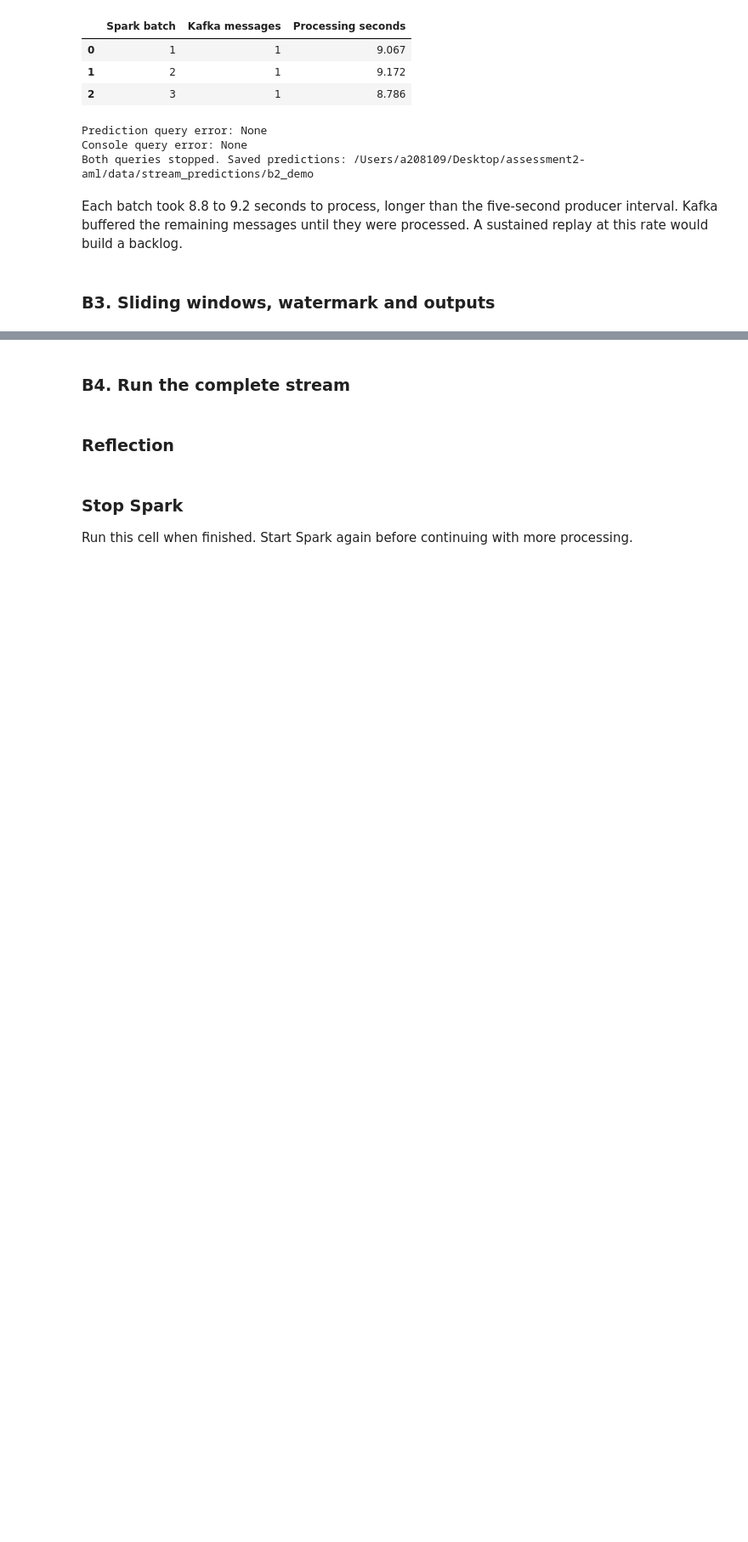
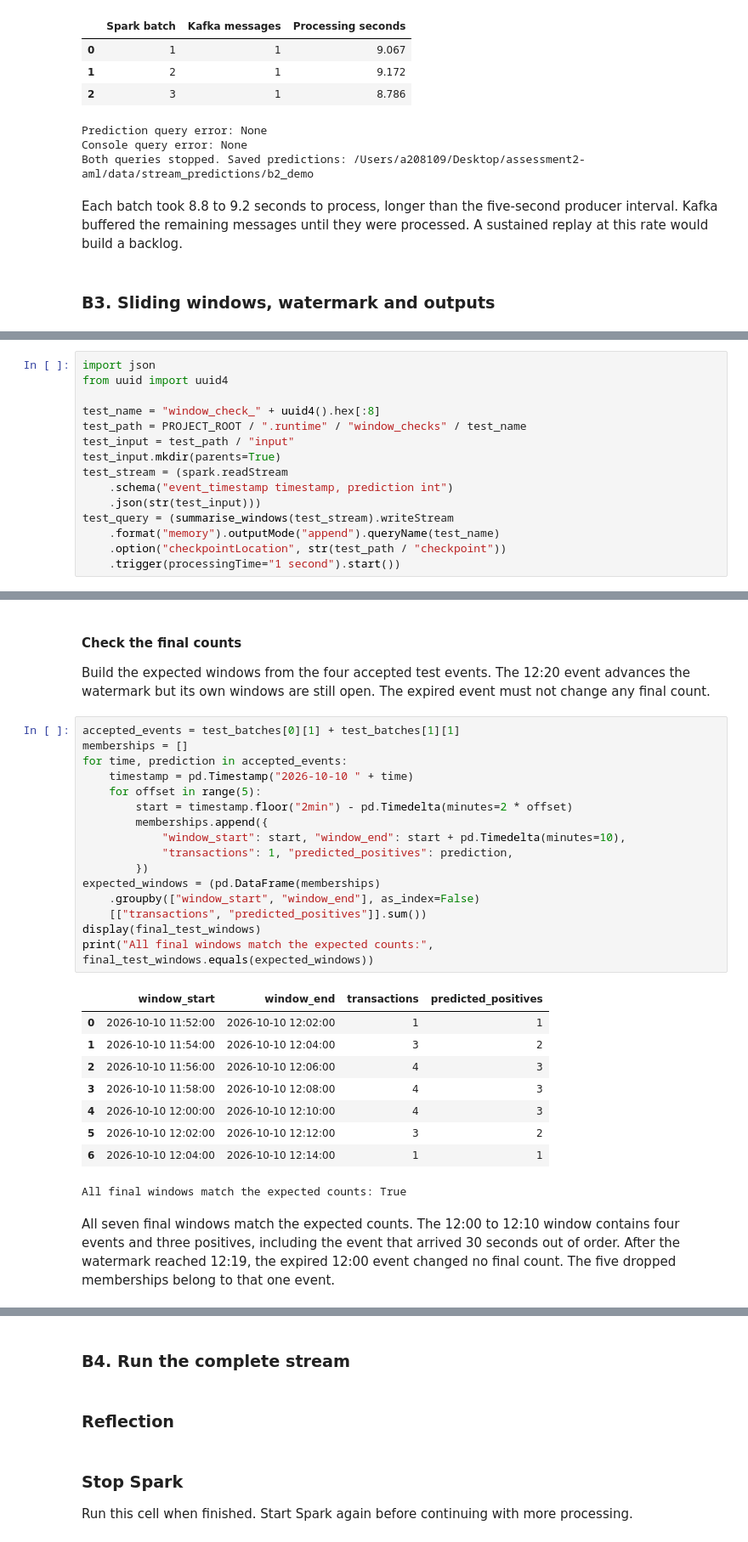
Before and after one commit to tung-lechu/assessment2-aml, a Jupyter notebook: assessment2.ipynb, the cells around one changed output, grey strips where cells are left out. Shown at 85% size. Cells and saved outputs as stored; diff of their text form; blank space fills up the shorter version.

Commit message:
Add sliding windows and verify watermark behaviour

```diff
--- a/assessment2.ipynb
+++ b/assessment2.ipynb
@@ -3158,0 +3265,15 @@ Each batch took 8.8 to 9.2 seconds to process, longer than the five-second produ
+# %%
+import json
+from uuid import uuid4
+
+test_name = "window_check_" + uuid4().hex[:8]
+test_path = PROJECT_ROOT / ".runtime" / "window_checks" / test_name
+test_input = test_path / "input"
+test_input.mkdir(parents=True)
+test_stream = (spark.readStream
+    .schema("event_timestamp timestamp, prediction int")
+    .json(str(test_input)))
+test_query = (summarise_windows(test_stream).writeStream
+    .format("memory").outputMode("append").queryName(test_name)
+    .option("checkpointLocation", str(test_path / "checkpoint"))
+    .trigger(processingTime="1 second").start())
@@ -3158,0 +3319,31 @@ Each batch took 8.8 to 9.2 seconds to process, longer than the five-second produ
+# %% [markdown]
+#### Check the final counts
+Build the expected windows from the four accepted test events. The 12:20 event advances the watermark but its own windows are still open. The expired event must not change any final count.
+# %%
+accepted_events = test_batches[0][1] + test_batches[1][1]
+memberships = []
+for time, prediction in accepted_events:
+    timestamp = pd.Timestamp("2026-10-10 " + time)
+    for offset in range(5):
+        start = timestamp.floor("2min") - pd.Timedelta(minutes=2 * offset)
+        memberships.append({
+            "window_start": start, "window_end": start + pd.Timedelta(minutes=10),
+            "transactions": 1, "predicted_positives": prediction,
+        })
+expected_windows = (pd.DataFrame(memberships)
+    .groupby(["window_start", "window_end"], as_index=False)
+    [["transactions", "predicted_positives"]].sum())
+display(final_test_windows)
+print("All final windows match the expected counts:", final_test_windows.equals(expected_windows))
+# %% [output]
+|  | window_start | window_end | transactions | predicted_positives |
+| 0 | 2026-10-10 11:52:00 | 2026-10-10 12:02:00 | 1 | 1 |
+| 1 | 2026-10-10 11:54:00 | 2026-10-10 12:04:00 | 3 | 2 |
+| 2 | 2026-10-10 11:56:00 | 2026-10-10 12:06:00 | 4 | 3 |
+| 3 | 2026-10-10 11:58:00 | 2026-10-10 12:08:00 | 4 | 3 |
+| 4 | 2026-10-10 12:00:00 | 2026-10-10 12:10:00 | 4 | 3 |
+| 5 | 2026-10-10 12:02:00 | 2026-10-10 12:12:00 | 3 | 2 |
+| 6 | 2026-10-10 12:04:00 | 2026-10-10 12:14:00 | 1 | 1 |
+All final windows match the expected counts: True
+# %% [markdown]
+All seven final windows match the expected counts. The 12:00 to 12:10 window contains four events and three positives, including the event that arrived 30 seconds out of order. After the watermark reached 12:19, the expired 12:00 event changed no final count. The five dropped memberships belong to that one event.
```
Also changed, not shown: parts of 10 cells of this notebook, 1 other file.
